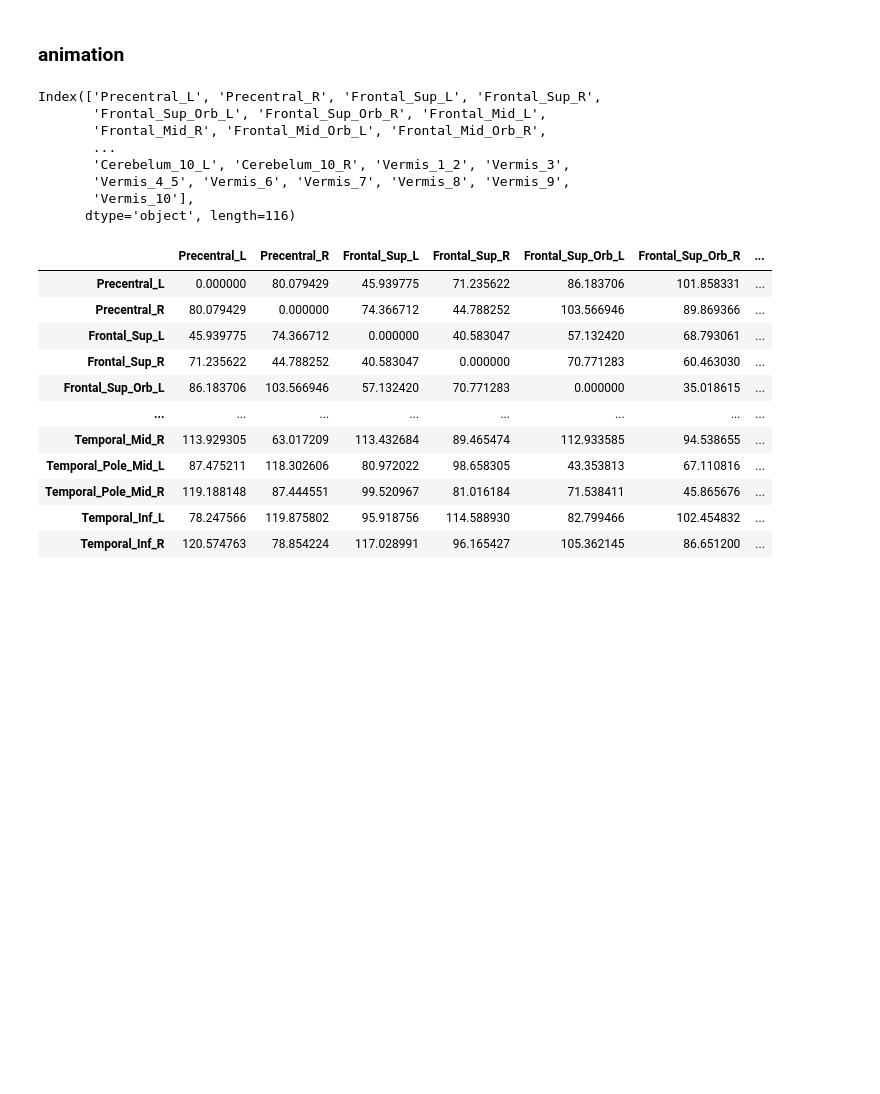
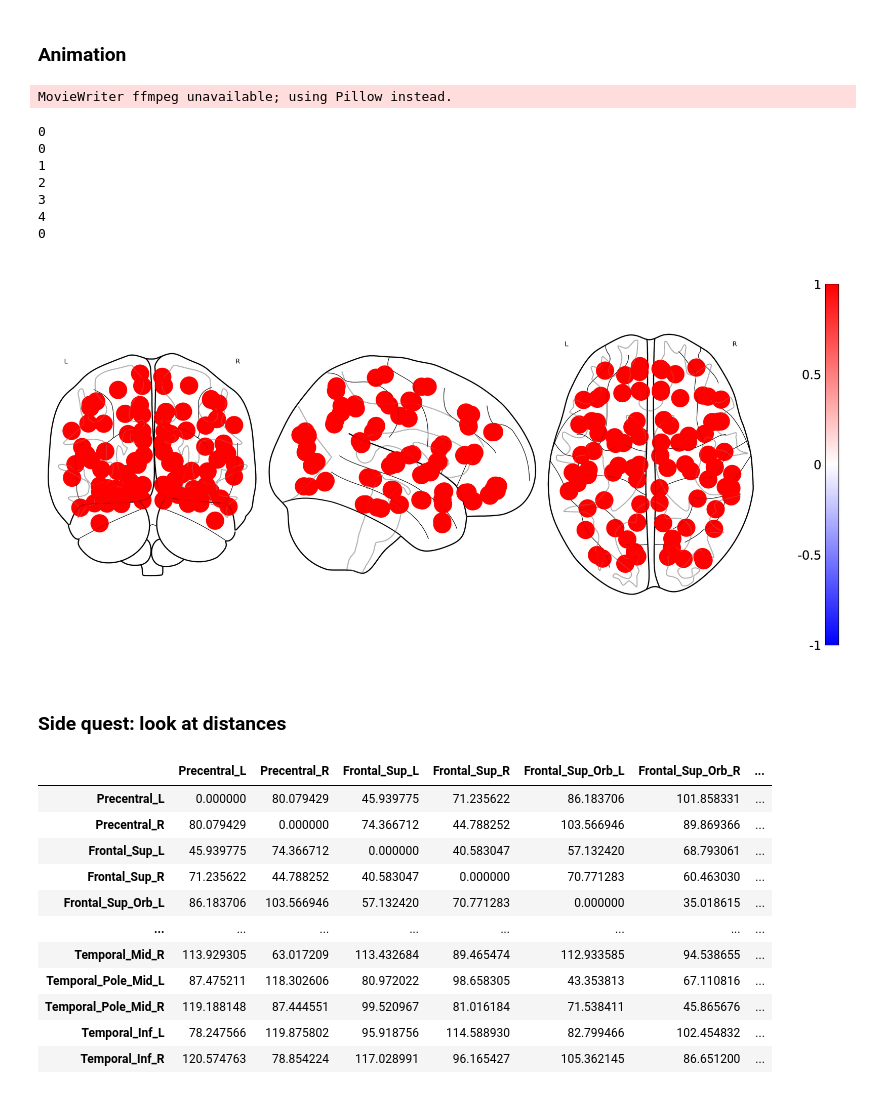
Before and after one commit to mylenevdmaas/CSS2023, a Jupyter notebook: animation.ipynb, the cells around one changed output. Cells and saved outputs as stored; diff of their text form; code cells hidden in the pictures; blank space fills up the shorter version.

Commit message:
fixed animation

```diff
--- a/animation.ipynb
+++ b/animation.ipynb
@@ -183,5 +29,7 @@ coordinates = plotting.find_parcellation_cut_coords(labels_img=aal['maps'])
 # %%
-node_values = np.random.choice([-1,1], size=90)
+T = 0.00001
+spins = np.random.choice([-1,1], size=90)
+sim_data = metropolis(spins, 20000, T, DTI)
 # %%
 fig = plotting.plot_markers(
         sim_data[-1][0],
@@ -195,4 +43,39 @@ fig = plotting.plot_markers(
 # %% [markdown]
-### animation
+### Animation
+# %%
+start = 0
+stepsize = 100
+steps = 5
+# %%
+fig = plt.figure(figsize=[20,10], dpi=300)
+plt.rcParams.update({'font.size': 22})
+
+def update(i):
+    print(i)
+    plotting.plot_markers(
+        sim_data[-1][int(start + stepsize *i)],
+        coordinates[:90],
+        node_cmap='bwr',
+        node_vmin=-1,
+        node_vmax=1,
+        figure=fig,
+        node_size=1000
+    )
+
+ani = matplotlib.animation.FuncAnimation(fig, update, frames=steps, interval=1)
+
+ani.save(f'Results/animation_T={T} and {start}_{stepsize}_{steps}.gif', fps=10, savefig_kwargs={"facecolor": (1,1,1,1)})
+# %% [output]
+MovieWriter ffmpeg unavailable; using Pillow instead.
+0
+0
+1
+2
+3
+4
+0
+[figure, added]
+# %% [markdown]
+### Side quest: look at distances
 # %%
 coordinates_df = pd.DataFrame(index=aal['labels'], data=coordinates, columns=['x', 'y', 'z'])
@@ -207,17 +88,6 @@ for row_i in coordinates_df[:90].iterrows():
         distances_i.append(row_i[0])
         distances_j.append(row_j[0])
         distances_dis.append(np.sqrt(np.sum([(row_i[1][i] - row_j[1][i])**2 for i in range(3)])))
-# %%
-coordinates_df.index
-# %% [output]
-Index(['Precentral_L', 'Precentral_R', 'Frontal_Sup_L', 'Frontal_Sup_R',
-       'Frontal_Sup_Orb_L', 'Frontal_Sup_Orb_R', 'Frontal_Mid_L',
-       'Frontal_Mid_R', 'Frontal_Mid_Orb_L', 'Frontal_Mid_Orb_R',
-       ...
-       'Cerebelum_10_L', 'Cerebelum_10_R', 'Vermis_1_2', 'Vermis_3',
-       'Vermis_4_5', 'Vermis_6', 'Vermis_7', 'Vermis_8', 'Vermis_9',
-       'Vermis_10'],
-      dtype='object', length=116)
 # %%
 distances = pd.DataFrame({'i':distances_i, 'j':distances_j, 'distance':distances_dis})
 distances = pd.pivot(distances, index='i', columns='j', values='distance')
```
Also changed, not shown: parts of 26 cells of this notebook, 1 other file.
